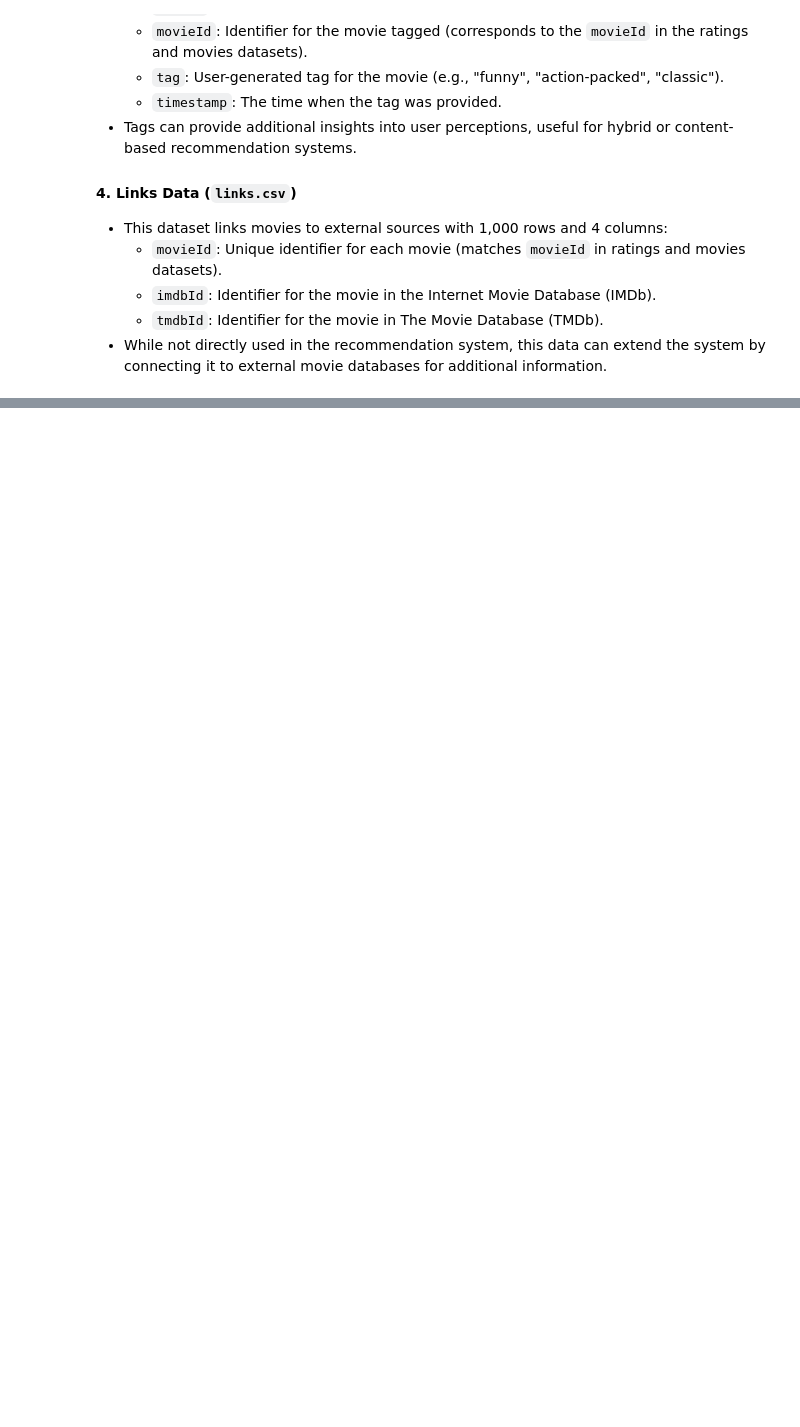
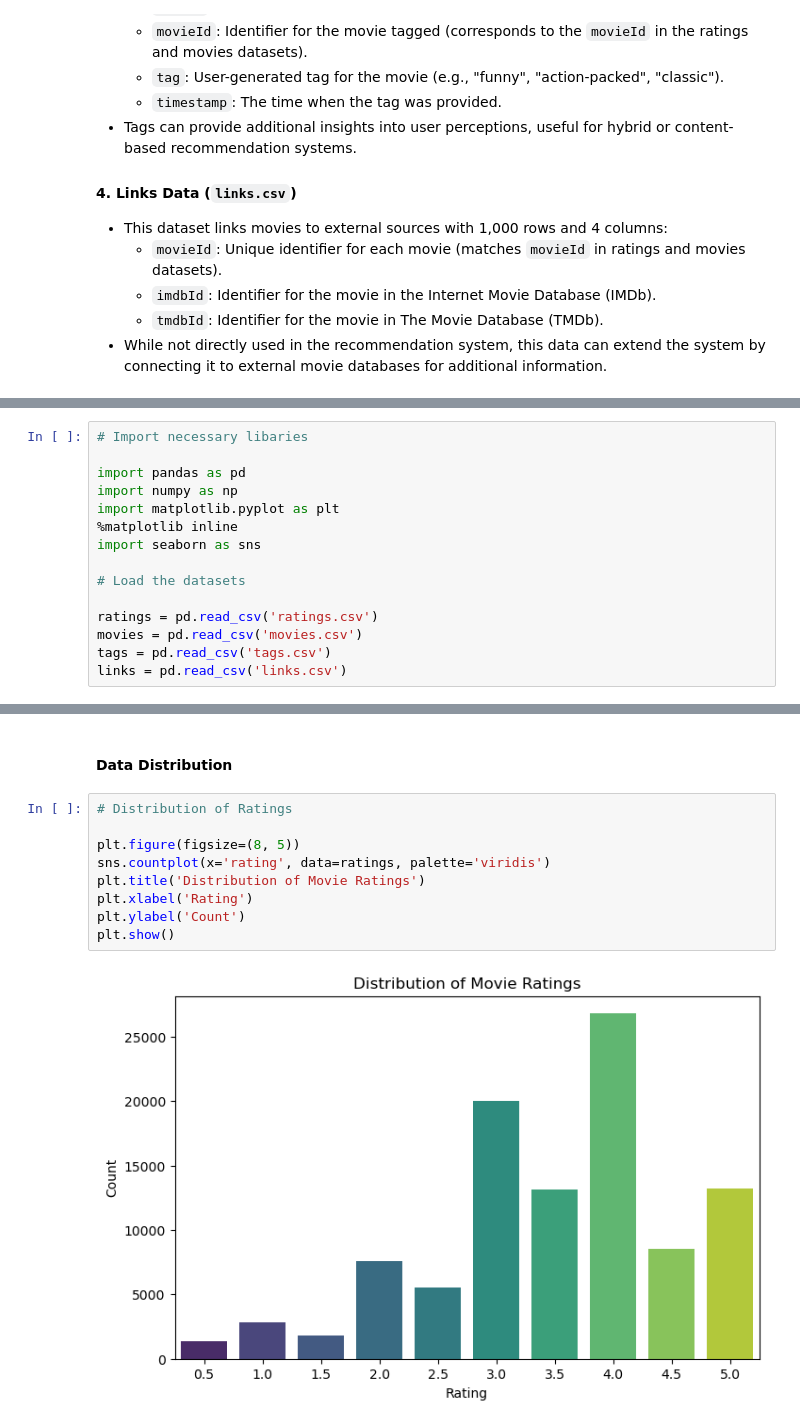
Before and after one commit to FaithMUTIS/Phase-4-group-2-project, a Jupyter notebook: Notebook.ipynb, the cells around one changed output, grey strips where cells are left out. Saved outputs shown, nothing was run; the diff lists cells and outputs as text; blank space fills up the shorter version.

Commit message:
Added data exploration

```diff
--- a/Notebook.ipynb
+++ b/Notebook.ipynb
@@ -64,0 +67,15 @@ The MovieLens dataset is consists of four separate files:
+# %%
+# Import necessary libaries
+
+import pandas as pd
+import numpy as np
+import matplotlib.pyplot as plt
+%matplotlib inline
+import seaborn as sns
+
+# Load the datasets
+
+ratings = pd.read_csv('ratings.csv')
+movies = pd.read_csv('movies.csv')
+tags = pd.read_csv('tags.csv')
+links = pd.read_csv('links.csv')
@@ -64,0 +249,13 @@ The MovieLens dataset is consists of four separate files:
+# %% [markdown]
+#### Data Distribution
+# %%
+# Distribution of Ratings
+
+plt.figure(figsize=(8, 5))
+sns.countplot(x='rating', data=ratings, palette='viridis')
+plt.title('Distribution of Movie Ratings')
+plt.xlabel('Rating')
+plt.ylabel('Count')
+plt.show()
+# %% [output]
+[figure, added]
```
Also changed, not shown: parts of 11 cells of this notebook.
